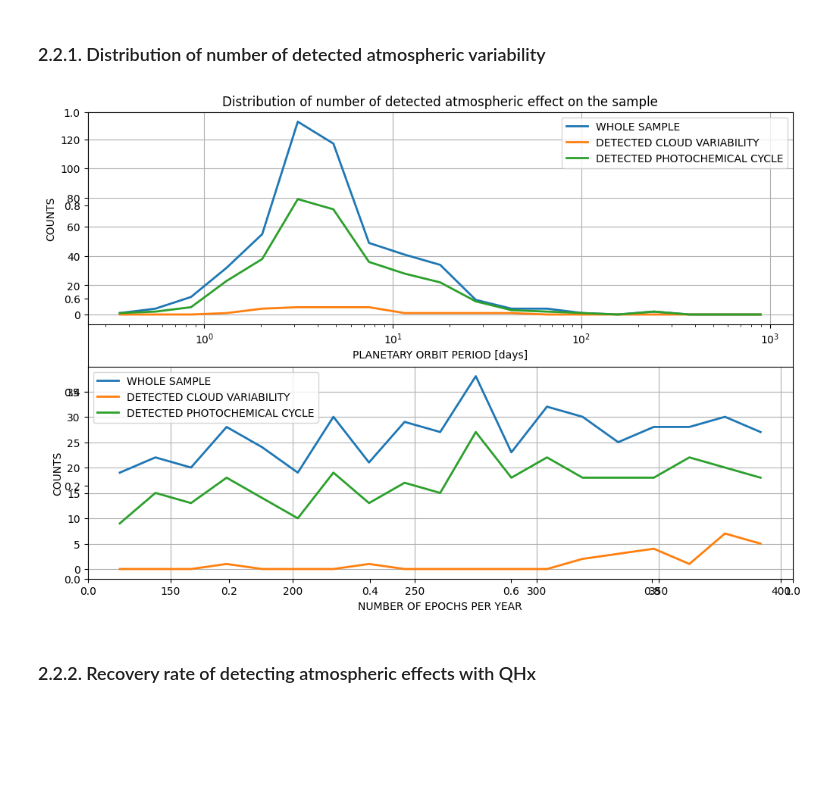
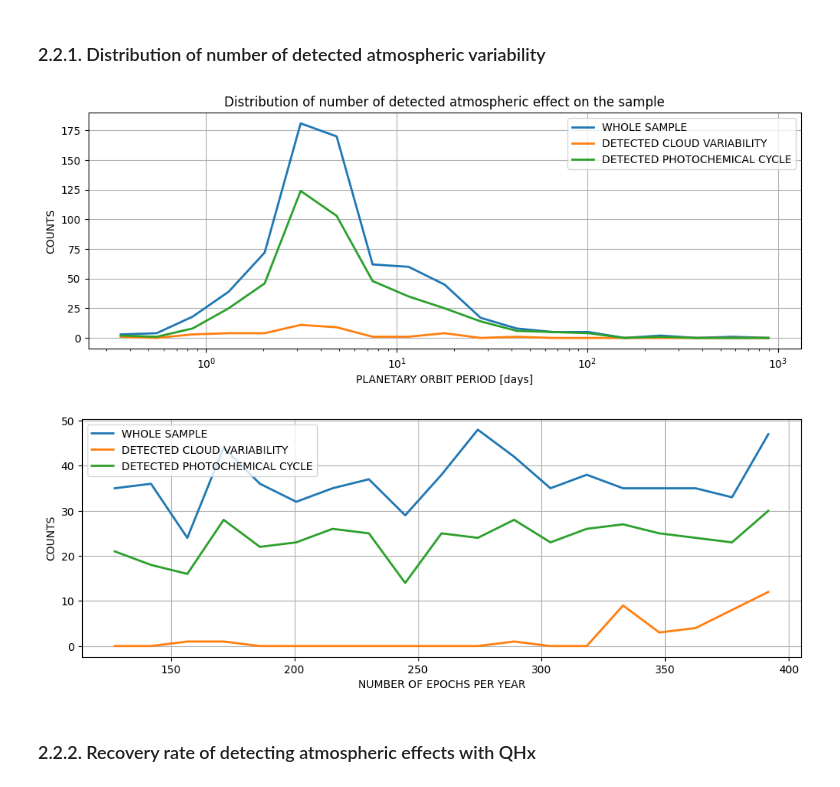
Before and after one commit to thangvictory/Computational_Astrobiology_Tutorial, a Jupyter notebook: Astrobiology_PROJECT.ipynb, the cells around one changed output. Saved outputs shown, nothing was run; the diff lists cells and outputs as text; code cells hidden in the pictures; blank space fills up the shorter version.

```diff
--- a/Astrobiology_PROJECT.ipynb
+++ b/Astrobiology_PROJECT.ipynb
@@ -387,9 +387,9 @@ np.savetxt('NUM_EPOCHS_SAMPLE.txt',NUM_EPOCHS_SAMPLE)
 np.savetxt('NUM_EPOCHS_CLOUD_DETECTED.txt',NUM_EPOCHS_CLOUD_DETECTED)
 np.savetxt('NUM_EPOCHS_PHOTOCHEM_DETECTED.txt',NUM_EPOCHS_PHOTOCHEM_DETECTED)
 # %%
-# PERIOD_sample = np.loadtxt('PERIOD_sample.txt')
-# PERIOD_CLOUD_DETECTED = np.loadtxt('PERIOD_CLOUD_DETECTED.txt')
-# PERIOD_PHOTOCHEM_DETECTED = np.loadtxt('PERIOD_PHOTOCHEM_DETECTED.txt')
-# NUM_EPOCHS_SAMPLE = np.loadtxt('NUM_EPOCHS_SAMPLE.txt')
-# NUM_EPOCHS_CLOUD_DETECTED = np.loadtxt('NUM_EPOCHS_CLOUD_DETECTED.txt')
-# NUM_EPOCHS_PHOTOCHEM_DETECTED = np.loadtxt('NUM_EPOCHS_PHOTOCHEM_DETECTED.txt')
+PERIOD_sample = np.loadtxt('PERIOD_sample.txt')
+PERIOD_CLOUD_DETECTED = np.loadtxt('PERIOD_CLOUD_DETECTED.txt')
+PERIOD_PHOTOCHEM_DETECTED = np.loadtxt('PERIOD_PHOTOCHEM_DETECTED.txt')
+NUM_EPOCHS_SAMPLE = np.loadtxt('NUM_EPOCHS_SAMPLE.txt')
+NUM_EPOCHS_CLOUD_DETECTED = np.loadtxt('NUM_EPOCHS_CLOUD_DETECTED.txt')
+NUM_EPOCHS_PHOTOCHEM_DETECTED = np.loadtxt('NUM_EPOCHS_PHOTOCHEM_DETECTED.txt')
@@ -396,33 +398,35 @@ np.savetxt('NUM_EPOCHS_PHOTOCHEM_DETECTED.txt',NUM_EPOCHS_PHOTOCHEM_DETECTED)
 # %% [markdown]
 ### 2.2.1. Distribution of number of detected atmospheric variability
 # %%
-plt.figure(figsize=(12,8))
-
+plt.figure(figsize=(12,4))
 plt.title('Distribution of number of detected atmospheric effect on the sample')
-bins = np.logspace(np.log10(np.min(PERIOD_sample)), np.log10(np.max(PERIOD_sample)),20)
-plt.subplot(2,1,1)
+bins_periods = np.logspace(np.log10(np.min(PERIOD_sample)), np.log10(np.max(PERIOD_sample)),20)
+# plt.subplot(2,1,1)
 plt.xscale('log')
-plot_hist(PERIOD_sample,bins,'WHOLE SAMPLE')
-plot_hist(PERIOD_CLOUD_DETECTED,bins,'DETECTED CLOUD VARIABILITY')
-plot_hist(PERIOD_PHOTOCHEM_DETECTED,bins,'DETECTED PHOTOCHEMICAL CYCLE')
+plot_hist(PERIOD_sample,bins_periods,'WHOLE SAMPLE')
+plot_hist(PERIOD_CLOUD_DETECTED,bins_periods,'DETECTED CLOUD VARIABILITY')
+plot_hist(PERIOD_PHOTOCHEM_DETECTED,bins_periods,'DETECTED PHOTOCHEMICAL CYCLE')
 plt.xlabel('PLANETARY ORBIT PERIOD [days]')
 plt.ylabel('COUNTS')
 plt.legend()
 plt.grid()
+plt.show()
 
-bins = np.linspace(np.min(NUM_EPOCHS_SAMPLE), np.max(NUM_EPOCHS_SAMPLE),20)
-plt.subplot(2,1,2)
-plot_hist(NUM_EPOCHS_SAMPLE,bins,'WHOLE SAMPLE')
-plot_hist(NUM_EPOCHS_CLOUD_DETECTED,bins,'DETECTED CLOUD VARIABILITY')
-plot_hist(NUM_EPOCHS_PHOTOCHEM_DETECTED,bins,'DETECTED PHOTOCHEMICAL CYCLE')
+# plt.subplot(2,1,2)
+plt.figure(figsize=(12,4))
+bins_epochs = np.linspace(np.min(NUM_EPOCHS_SAMPLE), np.max(NUM_EPOCHS_SAMPLE),20)
+plot_hist(NUM_EPOCHS_SAMPLE,bins_epochs,'WHOLE SAMPLE')
+plot_hist(NUM_EPOCHS_CLOUD_DETECTED,bins_epochs,'DETECTED CLOUD VARIABILITY')
+plot_hist(NUM_EPOCHS_PHOTOCHEM_DETECTED,bins_epochs,'DETECTED PHOTOCHEMICAL CYCLE')
 plt.xlabel('NUMBER OF EPOCHS PER YEAR')
 plt.ylabel('COUNTS')
 plt.legend()
 plt.grid()
 
 plt.show()
 # %% [output]
-[figure, old version]
+[figure, new version]
+[figure, added]
 # %% [markdown]
 ### 2.2.2. Recovery rate of detecting atmospheric effects with QHx
 # %%
```
Also changed, not shown: parts of 4 cells of this notebook.
